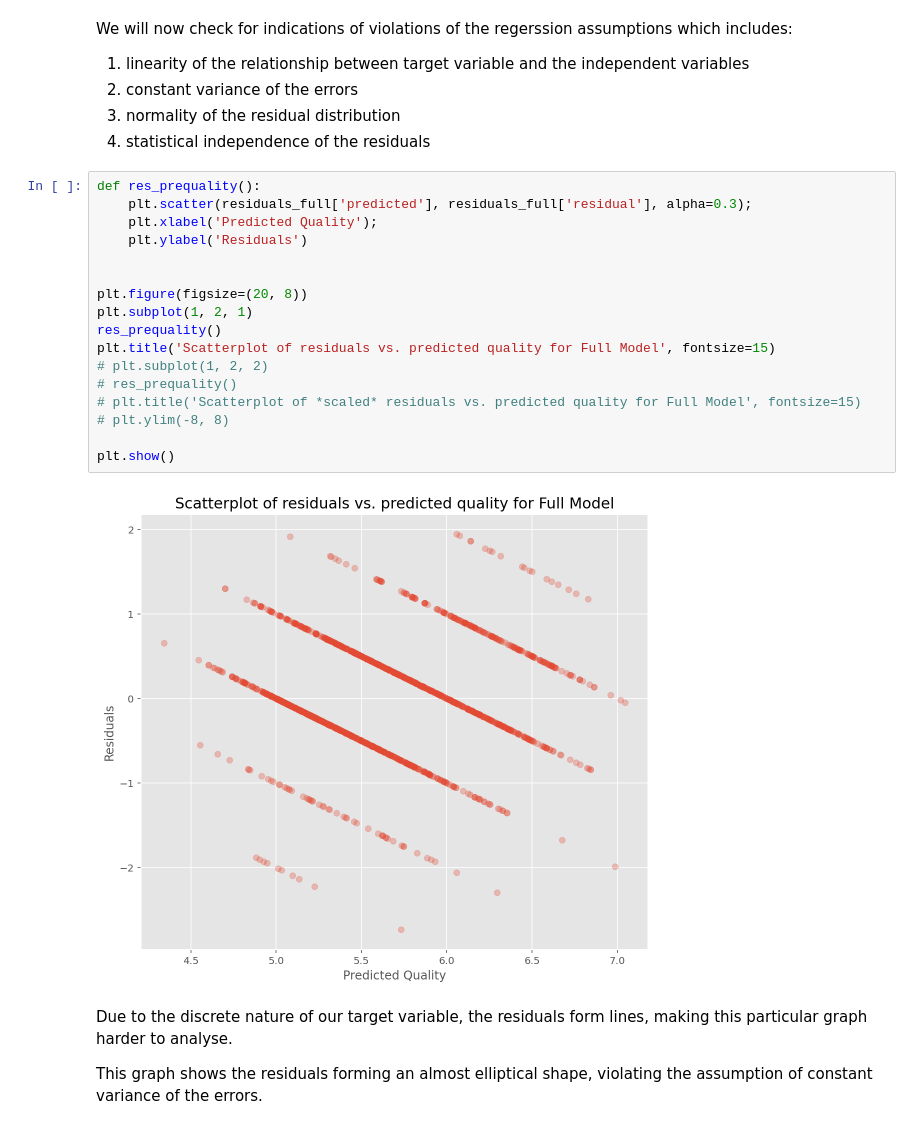
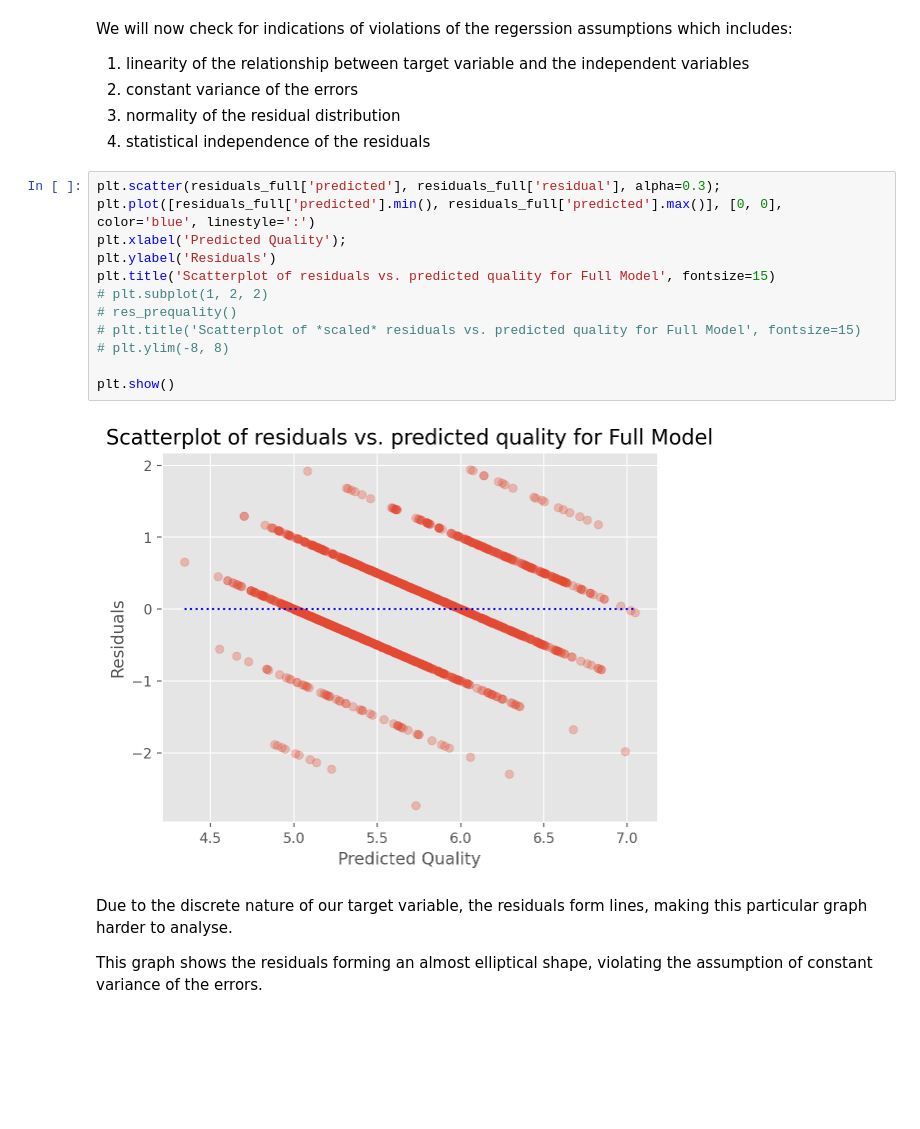
Before and after one commit to Michael-s3943224/MATH2412-Assignment, a Jupyter notebook: Phase2_Group21.ipynb, the cells around one changed output. Cells and saved outputs as stored; diff of their text form; blank space fills up the shorter version.

```diff
--- a/Phase2_Group21.ipynb
+++ b/Phase2_Group21.ipynb
@@ -178,24 +208,19 @@ We will now check for indications of violations of the regerssion assumptions wh
 3. normality of the residual distribution
 4. statistical independence of the residuals
 # %%
-def res_prequality():
-    plt.scatter(residuals_full['predicted'], residuals_full['residual'], alpha=0.3);
-    plt.xlabel('Predicted Quality');
-    plt.ylabel('Residuals')
-
-
-plt.figure(figsize=(20, 8))
-plt.subplot(1, 2, 1)
-res_prequality()
+plt.scatter(residuals_full['predicted'], residuals_full['residual'], alpha=0.3);
+plt.plot([residuals_full['predicted'].min(), residuals_full['predicted'].max()], [0, 0], color='blue', linestyle=':')
+plt.xlabel('Predicted Quality');
+plt.ylabel('Residuals')
 plt.title('Scatterplot of residuals vs. predicted quality for Full Model', fontsize=15)
 # plt.subplot(1, 2, 2)
 # res_prequality()
 # plt.title('Scatterplot of *scaled* residuals vs. predicted quality for Full Model', fontsize=15)
 # plt.ylim(-8, 8)
 
 plt.show()
 # %% [output]
-[figure, old version]
+[figure, new version]
 # %% [markdown]
 Due to the discrete nature of our target variable, the residuals form lines, making this particular graph harder to analyse.
 
```
Also changed, not shown: parts of 21 cells of this notebook, 1 other file.
